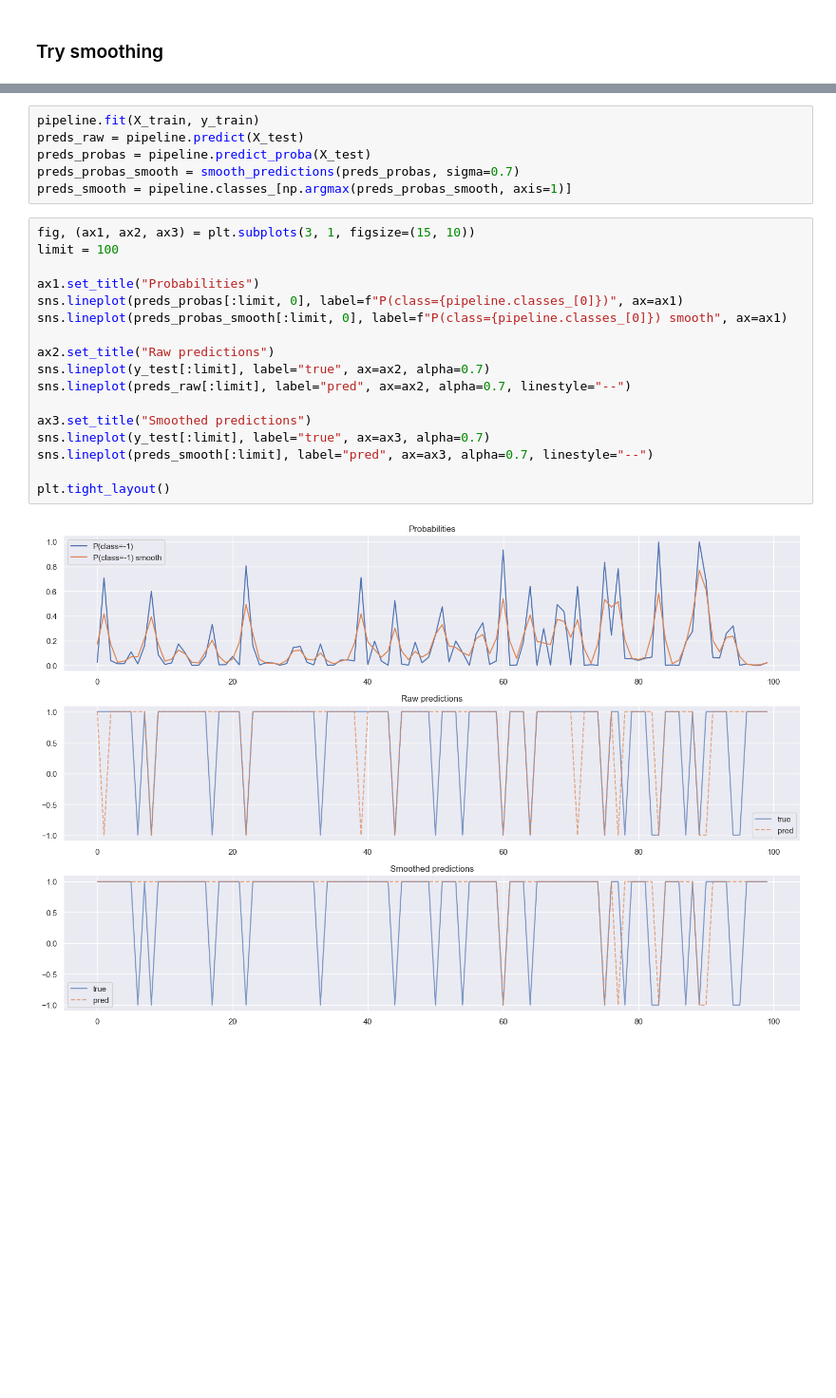
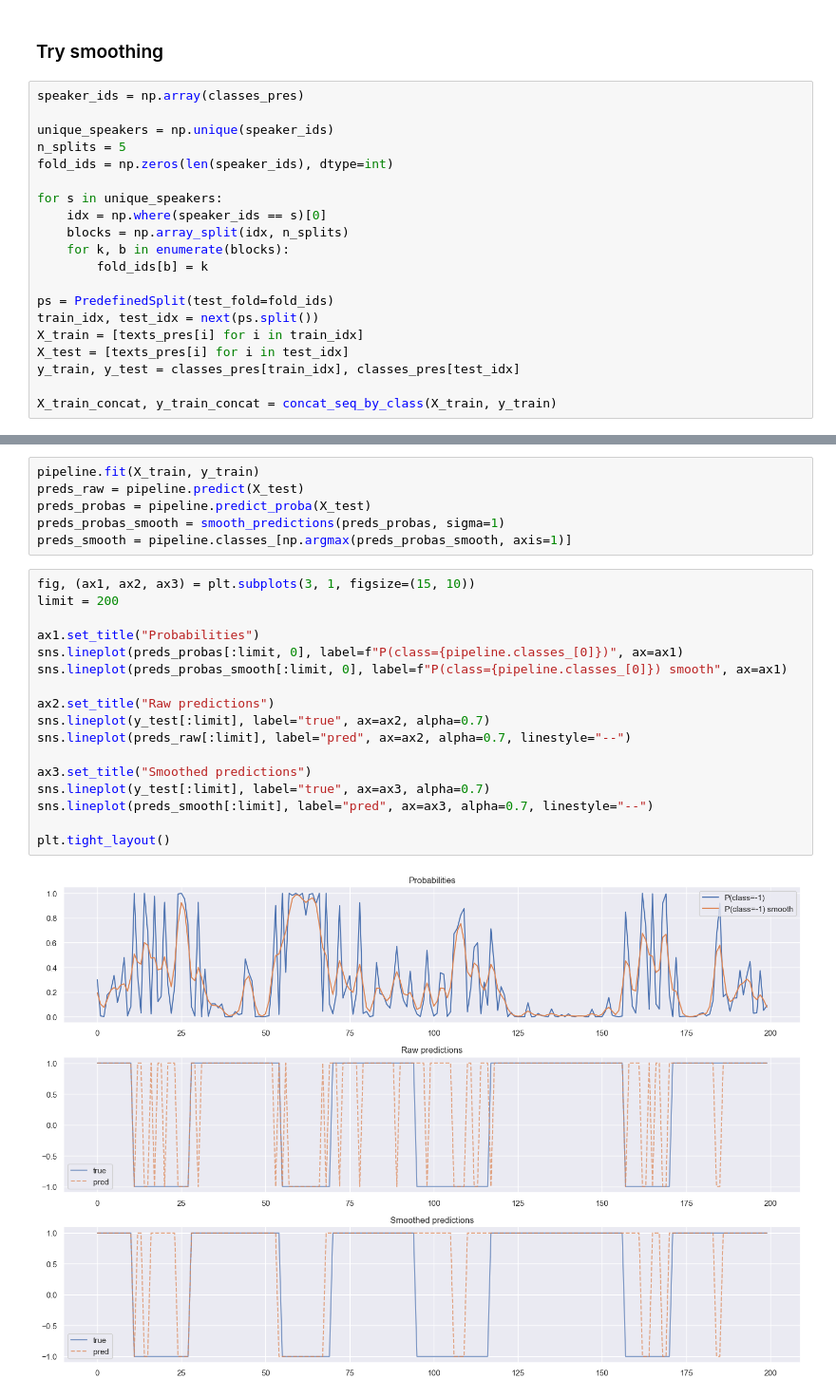
Before and after one commit to BshKatrin/RITAL-NLP-project, a Jupyter notebook: notebooks/pres_base_models.ipynb, the cells around one changed output, grey strips where cells are left out. Shown at 95% size. Saved outputs shown, nothing was run; the diff lists cells and outputs as text; blank space fills up the shorter version.

Commit message:
pres train/test modif

```diff
--- a/notebooks/pres_base_models.ipynb
+++ b/notebooks/pres_base_models.ipynb
@@ -76,3 +88,23 @@ Text(0.5, 1.0, 'Train time')
 [figure]
 # %% [markdown]
 ### Try smoothing
+# %%
+speaker_ids = np.array(classes_pres)
+
+unique_speakers = np.unique(speaker_ids)
+n_splits = 5
+fold_ids = np.zeros(len(speaker_ids), dtype=int)
+
+for s in unique_speakers:
+    idx = np.where(speaker_ids == s)[0]
+    blocks = np.array_split(idx, n_splits)
+    for k, b in enumerate(blocks):
+        fold_ids[b] = k
+
+ps = PredefinedSplit(test_fold=fold_ids)
+train_idx, test_idx = next(ps.split())
+X_train = [texts_pres[i] for i in train_idx]
+X_test = [texts_pres[i] for i in test_idx]
+y_train, y_test = classes_pres[train_idx], classes_pres[test_idx]
+
+X_train_concat, y_train_concat = concat_seq_by_class(X_train, y_train)
@@ -104,27 +145,27 @@ weighted avg       0.88      0.89      0.88     14354
 pipeline.fit(X_train, y_train)
 preds_raw = pipeline.predict(X_test)
 preds_probas = pipeline.predict_proba(X_test)
-preds_probas_smooth = smooth_predictions(preds_probas, sigma=0.7)
+preds_probas_smooth = smooth_predictions(preds_probas, sigma=1)
 preds_smooth = pipeline.classes_[np.argmax(preds_probas_smooth, axis=1)]
 # %%
 fig, (ax1, ax2, ax3) = plt.subplots(3, 1, figsize=(15, 10))
-limit = 100
+limit = 200
 
 ax1.set_title("Probabilities")
 sns.lineplot(preds_probas[:limit, 0], label=f"P(class={pipeline.classes_[0]})", ax=ax1)
 sns.lineplot(preds_probas_smooth[:limit, 0], label=f"P(class={pipeline.classes_[0]}) smooth", ax=ax1)
 
 ax2.set_title("Raw predictions")
 sns.lineplot(y_test[:limit], label="true", ax=ax2, alpha=0.7)
 sns.lineplot(preds_raw[:limit], label="pred", ax=ax2, alpha=0.7, linestyle="--")
 
 ax3.set_title("Smoothed predictions")
 sns.lineplot(y_test[:limit], label="true", ax=ax3, alpha=0.7)
 sns.lineplot(preds_smooth[:limit], label="pred", ax=ax3, alpha=0.7, linestyle="--")
 
 plt.tight_layout()
 # %% [output]
-[figure, old version]
+[figure, new version]
 # %%
 print(f1_score(y_test, preds_raw))
 print(f1_score(y_test, preds_smooth))
```
Also changed, not shown: parts of 6 cells of this notebook, 3 other files.
